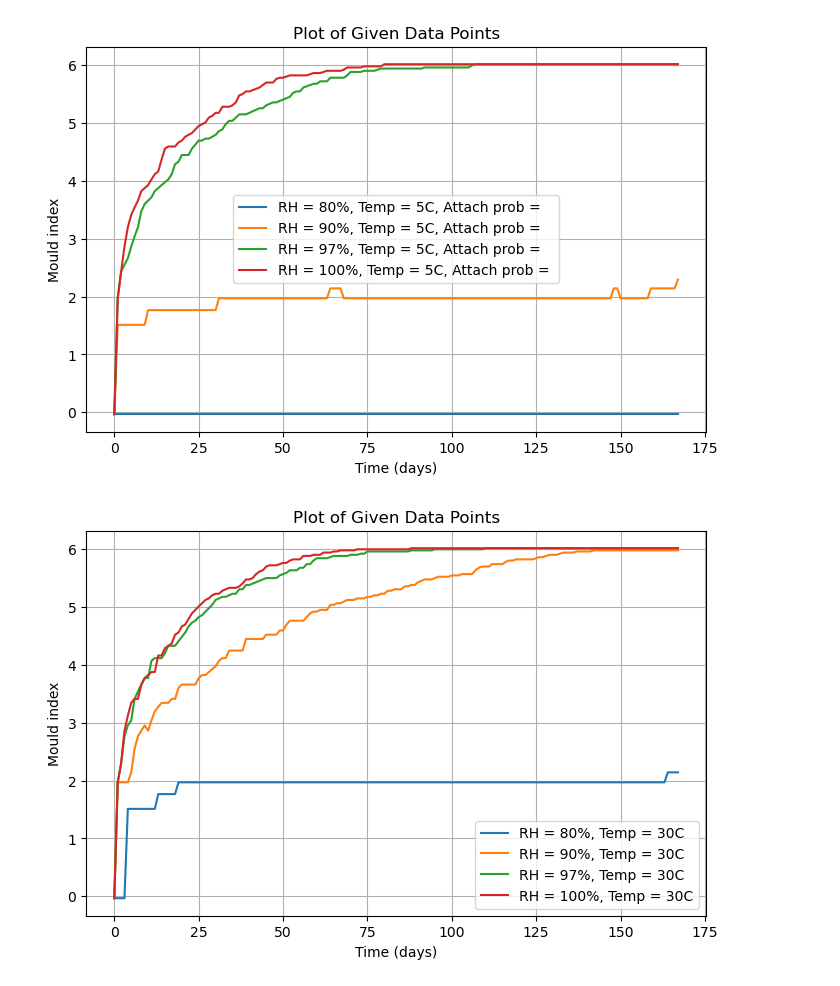
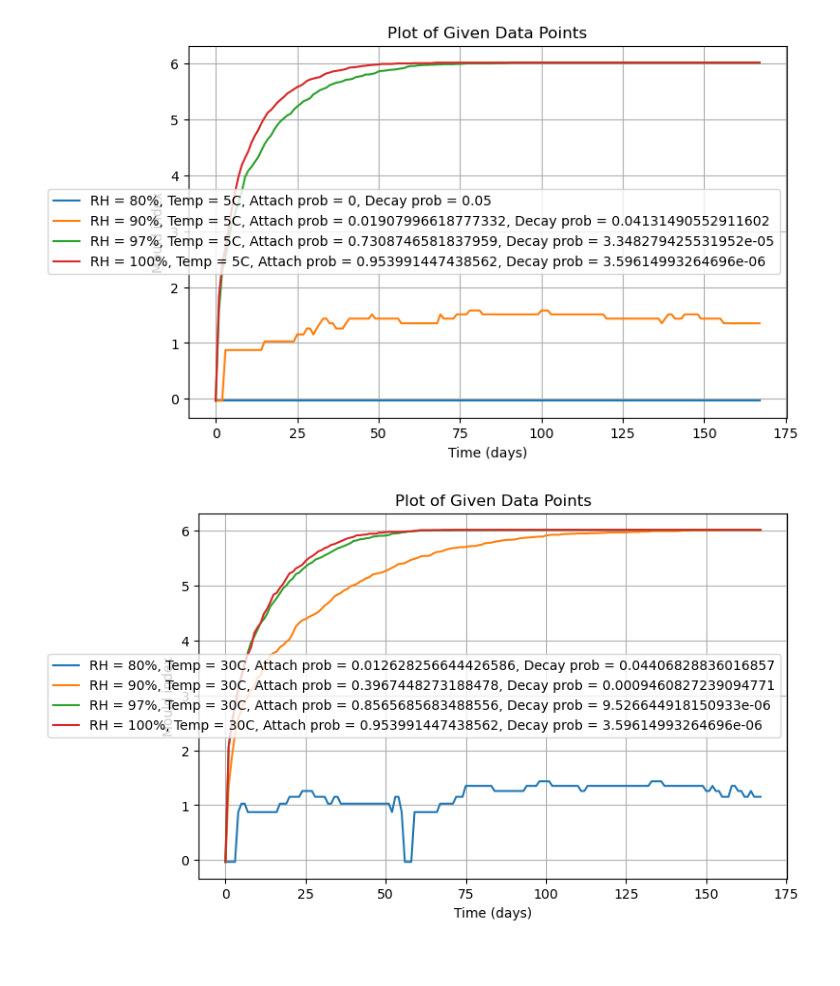
Before and after one commit to SaraStoof/PCS, a Jupyter notebook: dla_2d_test_fixed.ipynb, the cells around one changed output. Saved outputs shown, nothing was run; the diff lists cells and outputs as text; code cells hidden in the pictures; blank space fills up the shorter version.

Commit message:
Adjustments to values

```diff
--- a/dla_2d_test_fixed.ipynb
+++ b/dla_2d_test_fixed.ipynb
@@ -6,14 +6,12 @@ import matplotlib.pyplot as plt
 #Variables to test
 #These variables should later on have permanent values, unliked temp and RH which may change values
 
-attach_prob_divisor = 200 #This determines how the attach prob should be divided. Attach prob is proportional to Max M-value given conditions
+attach_prob_divisor = 100 #This determines how the attach prob should be divided. Attach prob is proportional to Max M-value given conditions
 #Max M-value corresponds to a certain coverage percentage. This should be divided by something to get attach probability. Minimum 100.
 
-decay_prob_multiplier  = 0.5 #decay_prob is inversely proportional to attach_prob, but must be multiplied by a number smaller than 1, lest all particles just decay.
+decay_prob_multiplier  = 0.05 #Makes everyone have lower/higher decay rate
 timesteps_per_day = 300 #We need to be able to talk about how many days have passed, to be able to compare it to experimental data.
-particle_boundary = 0.2 #After simulating many runs and averaging, some places will have values between 0 and 1. Some of these should be counted when considering mold surface coverage
-# The particle boundary determines when these should be counted or discounted
-exponential_drop_off = 10 #Lower value means higher rate of decay
+exponential_drop_off = 10 #Lower value means higher rate of decay, but affects lower attach_prob values more than higher ones.
 # %%
 # Constants
 GRID_SIZE = 100
@@ -211,27 +209,30 @@ def monte_carlo(GRID_SIZE, ATTACH_PROB, TIMESTEPS, NUM_SIMS, DECAY_PROB, DAYS):
 # %%
 #Graphs to compare with experimental data
 RH_list = [80, 90, 97, 100]
 Temp_list = [5]
 plt.figure(figsize=(8, 5))
 
 for i in RH_list:
     for j in Temp_list:
-        _,_, m_histories = monte_carlo(GRID_SIZE, attaching_prob(j, i), TIMESTEPS, NUM_SIMS, get_decay_prob(attaching_prob(i,j), decay_prob_multiplier, exponential_drop_off), DAYS)
-        plt.plot(m_histories[0], linestyle='-', label=f"RH = {i}%, Temp = {j}C, Attach prob = ")
+        attach_prob = attaching_prob(j, i)
+        decay_prob = get_decay_prob(attach_prob, decay_prob_multiplier, exponential_drop_off)
+        _,_, m_histories = monte_carlo(GRID_SIZE, attach_prob, TIMESTEPS, NUM_SIMS, decay_prob, DAYS)
+        plt.plot(m_histories[0],linestyle='-', label=f"RH = {i}%, Temp = {j}C, Attach prob = {attach_prob}, Decay prob = {decay_prob}")
+
 
 
 
 
 plt.xlabel("Time (days)")
 plt.ylabel("Mould index")
 plt.title("Plot of Given Data Points")
 plt.legend()
 plt.grid(True)
 
 # Show plot
 plt.show()
 # %% [output]
-[figure, old version]
+[figure, new version]
 # %%
 #Graphs to compare with experimental data
 RH_list = [80, 90, 97, 100]
@@ -240,8 +241,10 @@ plt.figure(figsize=(8, 5))
 
 for i in RH_list:
     for j in Temp_list:
-        _,_, m_histories = monte_carlo(GRID_SIZE, attaching_prob(j, i), TIMESTEPS, NUM_SIMS, get_decay_prob(attaching_prob(i,j), decay_prob_multiplier, exponential_drop_off), DAYS)
-        plt.plot(m_histories[0],linestyle='-', label=f"RH = {i}%, Temp = {j}C")
+        attach_prob = attaching_prob(j, i)
+        decay_prob = get_decay_prob(attach_prob, decay_prob_multiplier, exponential_drop_off)
+        _,_, m_histories = monte_carlo(GRID_SIZE, attach_prob, TIMESTEPS, NUM_SIMS, decay_prob, DAYS)
+        plt.plot(m_histories[0],linestyle='-', label=f"RH = {i}%, Temp = {j}C, Attach prob = {attach_prob}, Decay prob = {decay_prob}")
 
 
 
@@ -255,4 +258,4 @@ plt.grid(True)
 # Show plot
 plt.show()
 # %% [output]
-[figure, old version]
+[figure, new version]
```
